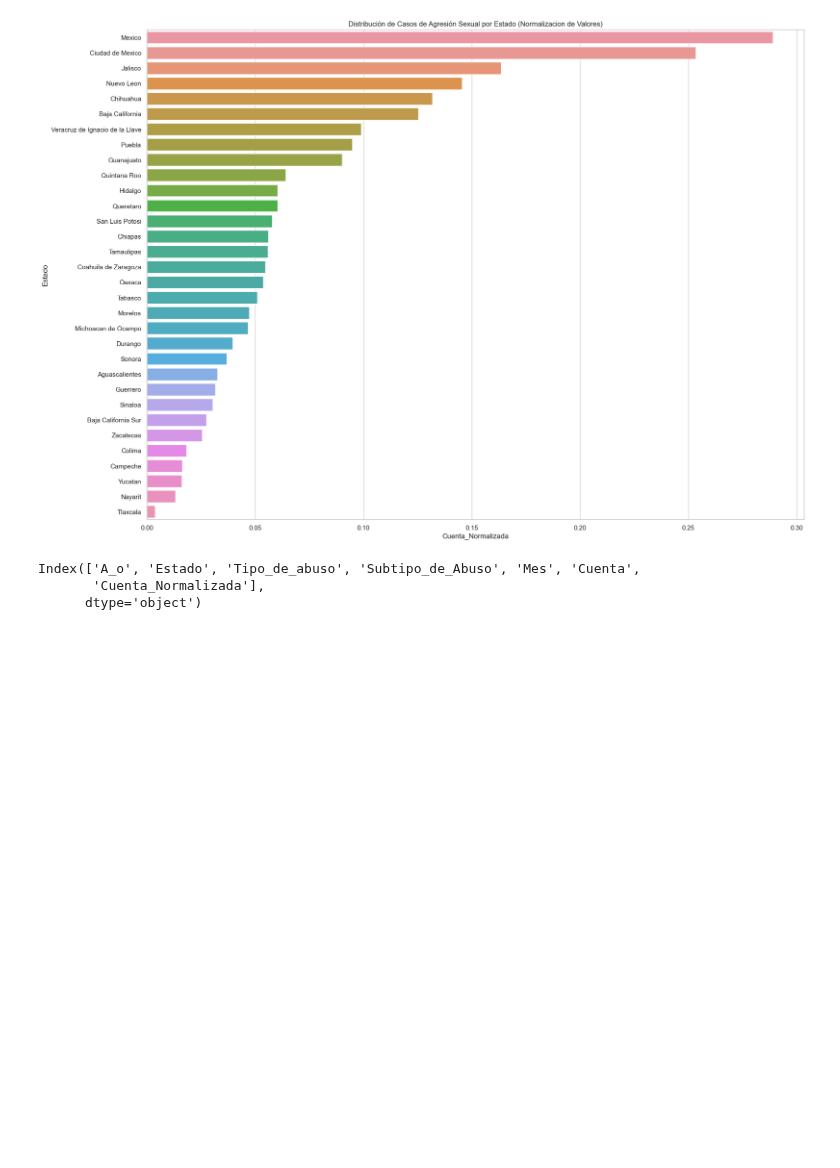
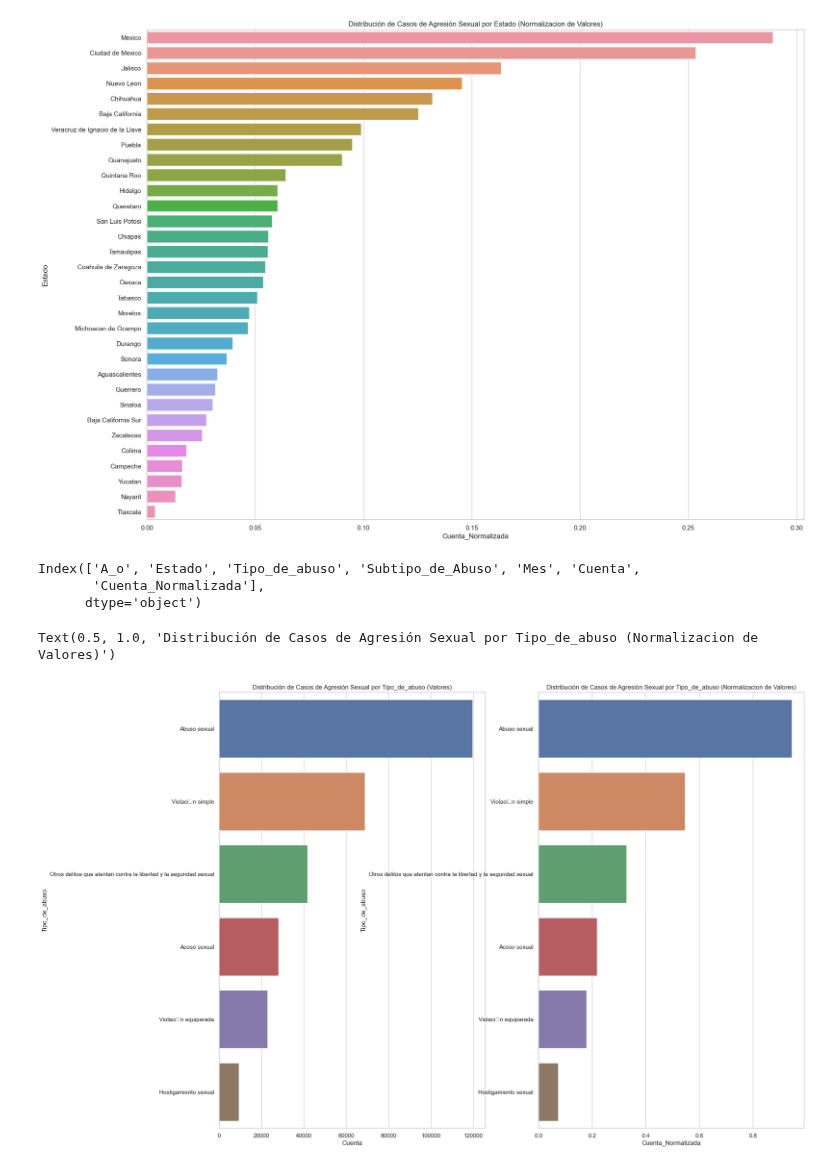
Before and after one commit to BlackEddit/EDA_Cleasings, a Jupyter notebook: EDA_Sex_Agre_New.ipynb, the cells around one changed output. Drawn from its saved outputs; the diff is of its cells as text; code cells hidden in the pictures; blank space fills up the shorter version.

```diff
--- a/EDA_Sex_Agre_New.ipynb
+++ b/EDA_Sex_Agre_New.ipynb
@@ -219,0 +241,14 @@ plt.title('Distribución de Casos de Agresión Sexual por Estado (Normalizacion
+# %%
+sns.set_theme(style='whitegrid') # Podriamos ver otros disenos a ver cual nos parece mas amigable / o el que simplemente nos guste mas
+
+plt.figure(figsize=(20, 15))
+plt.subplot(1,2,1)
+sns.barplot(data=df_sex_agresion, y ='Tipo_de_abuso', x ='Cuenta', estimator=sum, errorbar=None, order = df_sex_agresion.groupby('Tipo_de_abuso')['Cuenta_Normalizada'].sum().sort_values(ascending=False).index)
+plt.title('Distribución de Casos de Agresión Sexual por Tipo_de_abuso (Valores)')
+
+plt.subplot(1,2,2)
+sns.barplot(data=df_sex_agresion, y ='Tipo_de_abuso', x ='Cuenta_Normalizada', estimator=sum, errorbar=None, order = df_sex_agresion.groupby('Tipo_de_abuso')['Cuenta_Normalizada'].sum().sort_values(ascending=False).index)
+plt.title('Distribución de Casos de Agresión Sexual por Tipo_de_abuso (Normalizacion de Valores)')
+# %% [output]
+Text(0.5, 1.0, 'Distribución de Casos de Agresión Sexual por Tipo_de_abuso (Normalizacion de Valores)')
+[figure, added]
```
Also changed, not shown: parts of 8 cells of this notebook.
